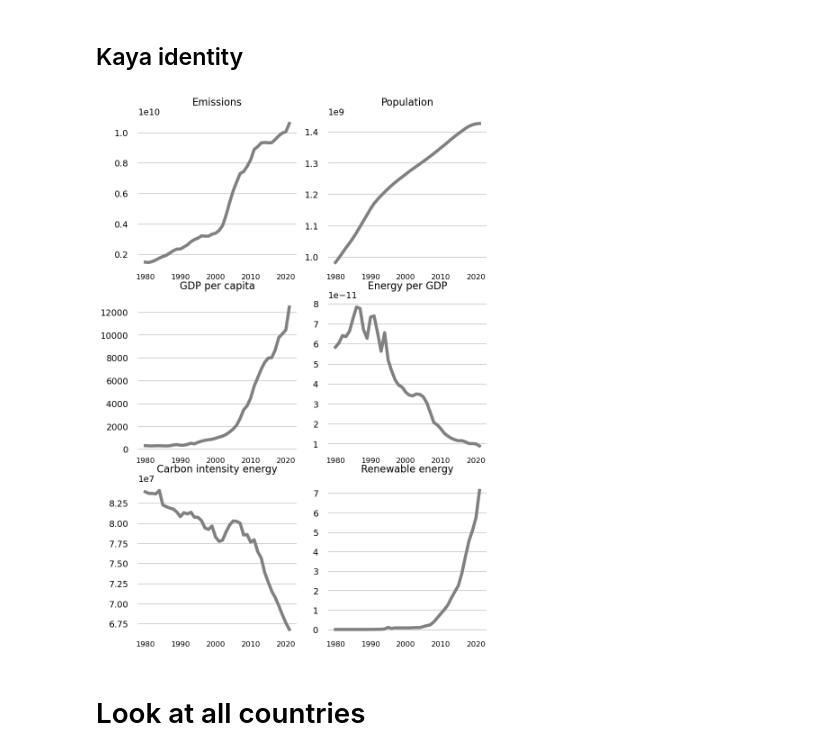
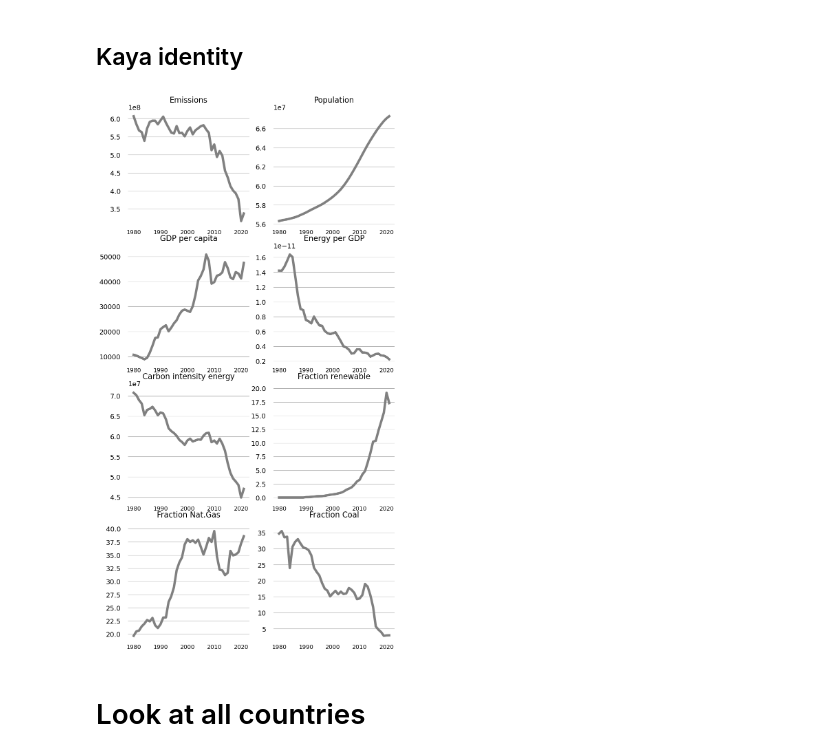
Before and after one commit to Open-Earth-Foundation/drivers-of-emissions, a Jupyter notebook: notebooks/make_plots.ipynb, the cells around one changed output. Drawn from its saved outputs; the diff is of its cells as text; code cells hidden in the pictures.

Commit message:
feat: update plots

```diff
--- a/notebooks/make_plots.ipynb
+++ b/notebooks/make_plots.ipynb
@@ -36,7 +36,7 @@ df_out = pd.read_csv(fl)
 # %% [markdown]
 # make plots
 # %%
-actor_id = 'CN'
+actor_id = 'GB'
 # %%
 df_tmp = df_out.loc[df_out['actor_id'] == actor_id]
 # %% [markdown]
@@ -44,38 +44,46 @@ df_tmp = df_out.loc[df_out['actor_id'] == actor_id]
 # %%
 params = dict(
     linestyle = '-',
     linewidth = 5,
     c = [0.5,0.5,0.5]
 )
 with plt.style.context("./custom_style.mplstyle"):
     #fig, axs = plt.subplots(nrows=2, ncols=2, figsize=(10, 10))
-    fig = plt.figure(figsize=(10,15))
+    fig = plt.figure(figsize=(10,20))
 
-    ax = fig.add_subplot(321)
+    ax = fig.add_subplot(421)
     ax.plot(df_tmp['year'], df_tmp['total_emissions'], **params)
     ax.set_title('Emissions', fontsize=16)
 
-    ax = fig.add_subplot(322)
+    ax = fig.add_subplot(422)
     ax.plot(df_tmp['year'], df_tmp['population'], **params)
     ax.set_title('Population', fontsize=16)
 
-    ax = fig.add_subplot(323)
+    ax = fig.add_subplot(423)
     ax.plot(df_tmp['year'], df_tmp['gdp_per_pop'], **params)
     ax.set_title('GDP per capita', fontsize=16)
 
-    ax = fig.add_subplot(324)
+    ax = fig.add_subplot(424)
     ax.plot(df_tmp['year'], df_tmp['energy_per_gdp'], **params)
     ax.set_title('Energy per GDP', fontsize=16)
 
-    ax = fig.add_subplot(325)
+    ax = fig.add_subplot(425)
     ax.plot(df_tmp['year'], df_tmp['emissions_per_energy'], **params)
     ax.set_title('Carbon intensity energy', fontsize=16)
 
-    ax = fig.add_subplot(326)
+    ax = fig.add_subplot(426)
     ax.plot(df_tmp['year'], df_tmp['renewables_per_energy']*100, **params)
-    ax.set_title('Renewable energy', fontsize=16)
+    ax.set_title('Fraction renewable', fontsize=16)
+
+    ax = fig.add_subplot(427)
+    ax.plot(df_tmp['year'], df_tmp['gas_per_energy']*100, **params)
+    ax.set_title('Fraction Nat.Gas', fontsize=16)
+
+    ax = fig.add_subplot(428)
+    ax.plot(df_tmp['year'], df_tmp['coal_per_energy']*100, **params)
+    ax.set_title('Fraction Coal', fontsize=16)
 # %% [output]
-[figure, old version]
+[figure, new version]
 # %% [markdown]
 # Look at all countries
 # %%
```
